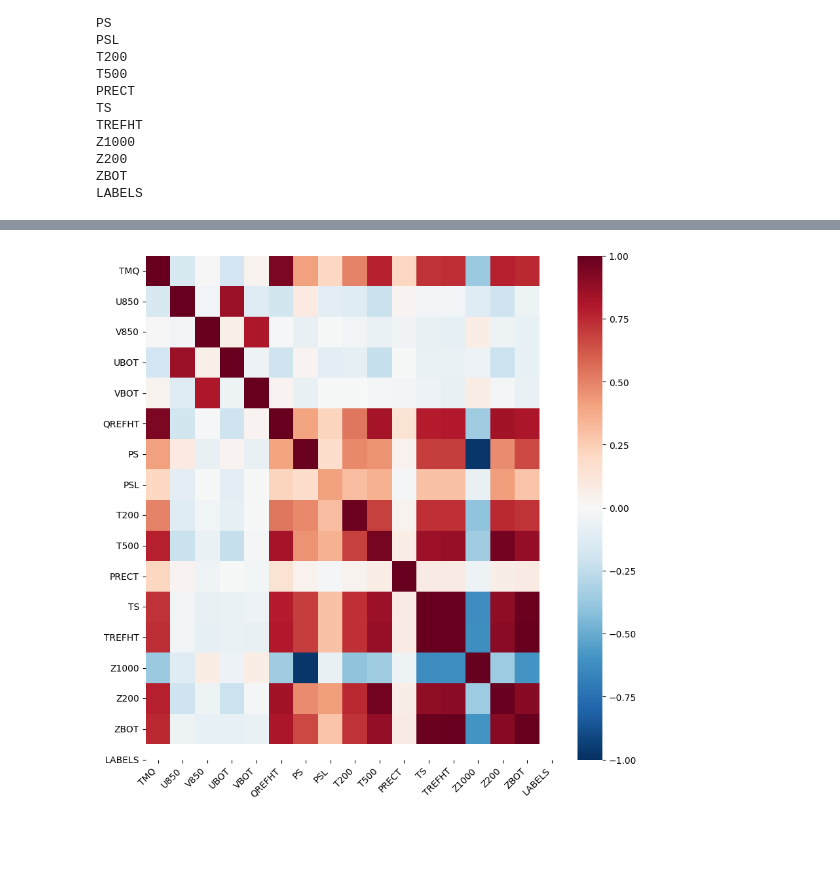
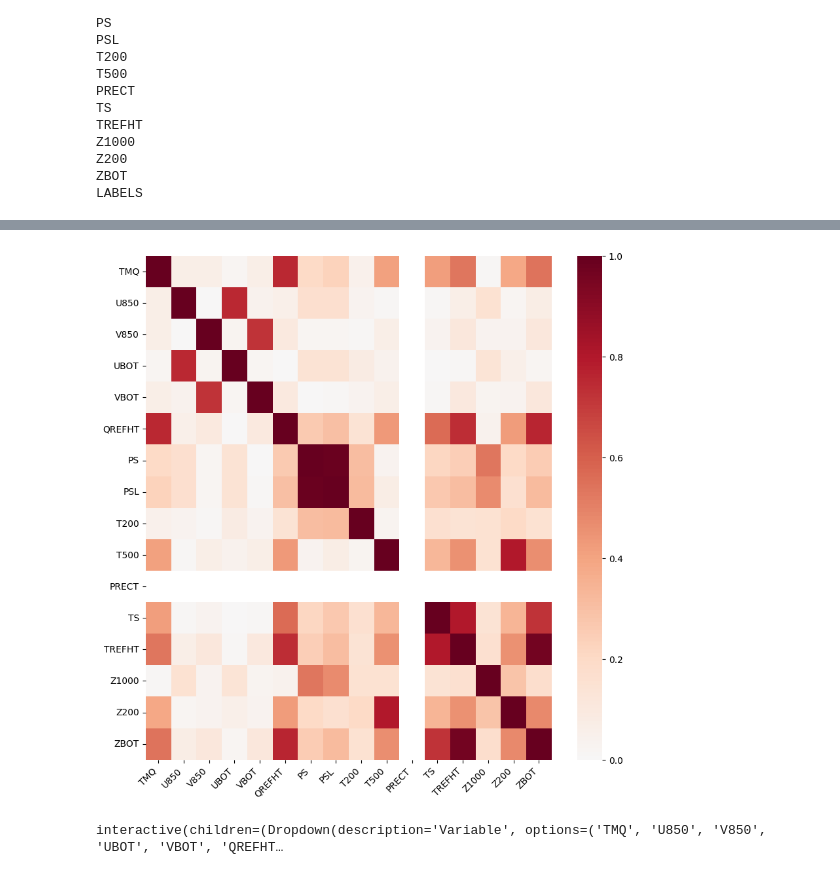
Before and after one commit to dustin-kl/AI4GoodProject, a Jupyter notebook: notebooks/data_analysis.ipynb, the cells around one changed output, grey strips where cells are left out. Cells and saved outputs as stored; diff of their text form; code cells hidden in the pictures; blank space fills up the shorter version.

Commit message:
Wrap up data exploration by making notebook presentable and removing unnecessary code

```diff
--- a/notebooks/data_analysis.ipynb
+++ b/notebooks/data_analysis.ipynb
@@ -168,2 +106,0 @@ Data variables: (12/17)
-# %%
-sample_1, sample_2 = ds[0].load(), ds[1].load()
@@ -219,7 +107,7 @@ Frozen({'lat': 768, 'lon': 1152, 'time': 1})
 # %%
 from utils.stats import Stats
 
-stats = Stats(ds=ds)
+stats = Stats(ds=ds, num_samples=30)
 # %% [output]
 TMQ
 U850
@@ -337,12 +145,25 @@ Data variables: (12/17)
 # %%
 import matplotlib.pyplot as plt
 import seaborn as sns
 import numpy as np
 
 fig, ax = plt.subplots(figsize=(10,10))
-sns.heatmap(cm, ax=ax, xticklabels=variables, yticklabels=variables, cmap='RdBu_r', center=0, vmin=-1, vmax=1)
+sns.heatmap(abs(cm), ax=ax, xticklabels=stats.data_vars, yticklabels=stats.data_vars, cmap='RdBu_r', center=0, vmin=0, vmax=1)
 ax.set_xticklabels(ax.get_xticklabels(), rotation=45, ha='right')
 ax.set_yticklabels(ax.get_yticklabels(), rotation=0, ha='right')
 plt.show()
 # %% [output]
-[figure, old version]
+[figure, new version]
+# %%
+import ipywidgets as widgets
+variables = list(stats.data_vars)
+var_dropdown = widgets.Dropdown(options=variables, value=variables[0], description='Variable')
+
+def plot_sample(var):
+    var_stats = stats.get_stats(var)
+    for stat in var_stats:
+        print(f'{stat}: {var_stats[stat]}')
+
+widgets.interact(plot_sample, var=var_dropdown);
+# %% [output]
+interactive(children=(Dropdown(description='Variable', options=('TMQ', 'U850', 'V850', 'UBOT', 'VBOT', 'QREFHT…
```
Also changed, not shown: parts of 19 cells of this notebook, 2 other files.
